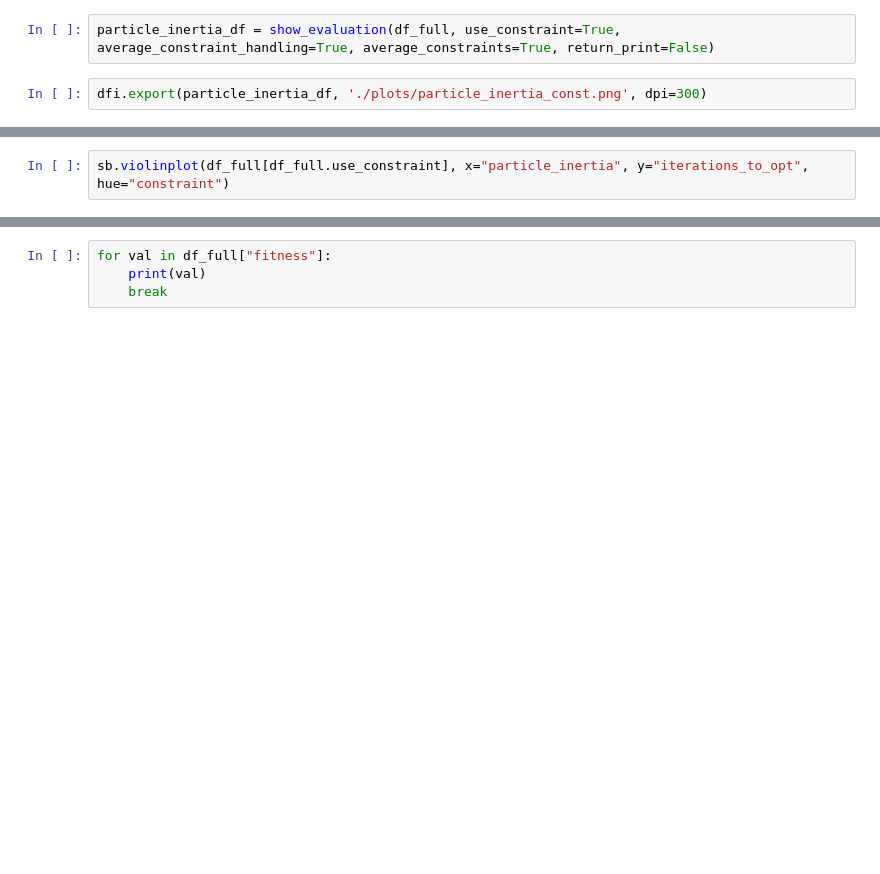
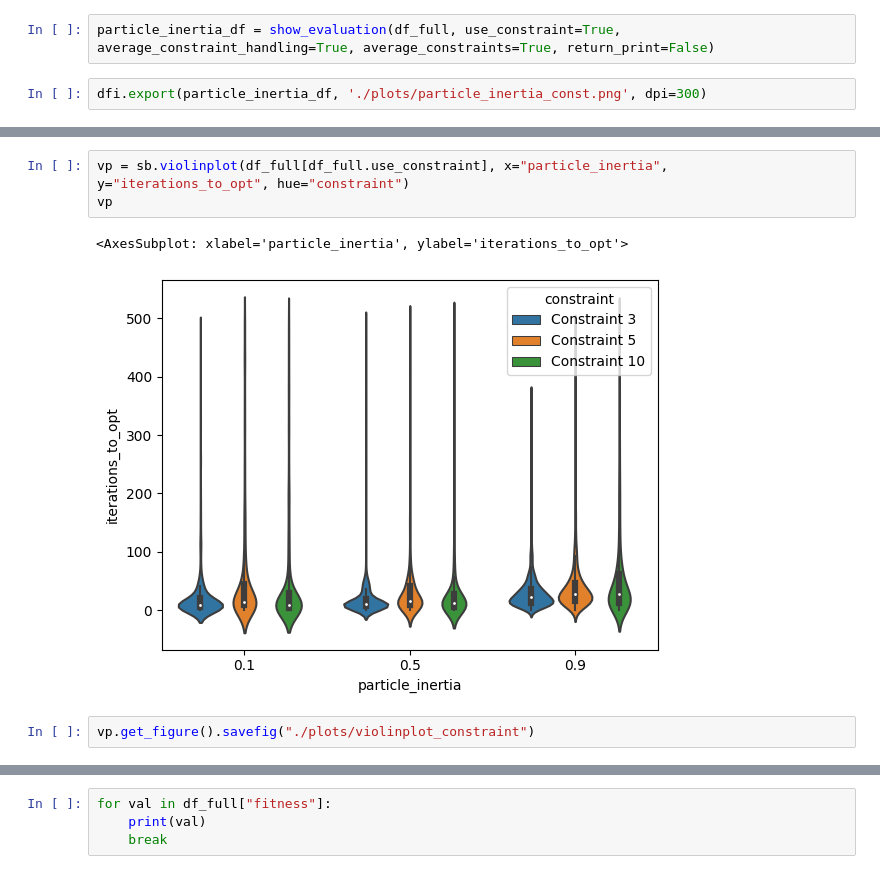
Before and after one commit to MarkusKiesel93/Self-Organizing_Systems, a Jupyter notebook: exercise_2/evaluation_laurenz.ipynb, the cells around one changed output, grey strips where cells are left out. Saved outputs shown, nothing was run; the diff lists cells and outputs as text; blank space fills up the shorter version.

```diff
--- a/exercise_2/evaluation_laurenz.ipynb
+++ b/exercise_2/evaluation_laurenz.ipynb
@@ -85,2 +87,8 @@ cb1.set_label('Fitness')
 # %%
-sb.violinplot(df_full[df_full.use_constraint], x="particle_inertia", y="iterations_to_opt", hue="constraint")
+vp = sb.violinplot(df_full[df_full.use_constraint], x="particle_inertia", y="iterations_to_opt", hue="constraint")
+vp
+# %% [output]
+<AxesSubplot: xlabel='particle_inertia', ylabel='iterations_to_opt'>
+[figure, added]
+# %%
+vp.get_figure().savefig("./plots/violinplot_constraint")
```
Also changed, not shown: parts of 6 cells of this notebook.
